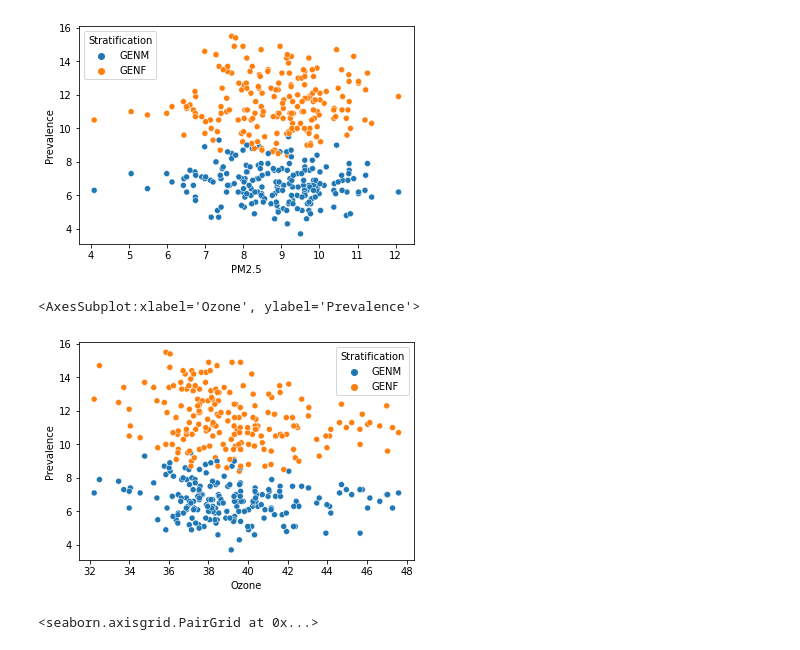
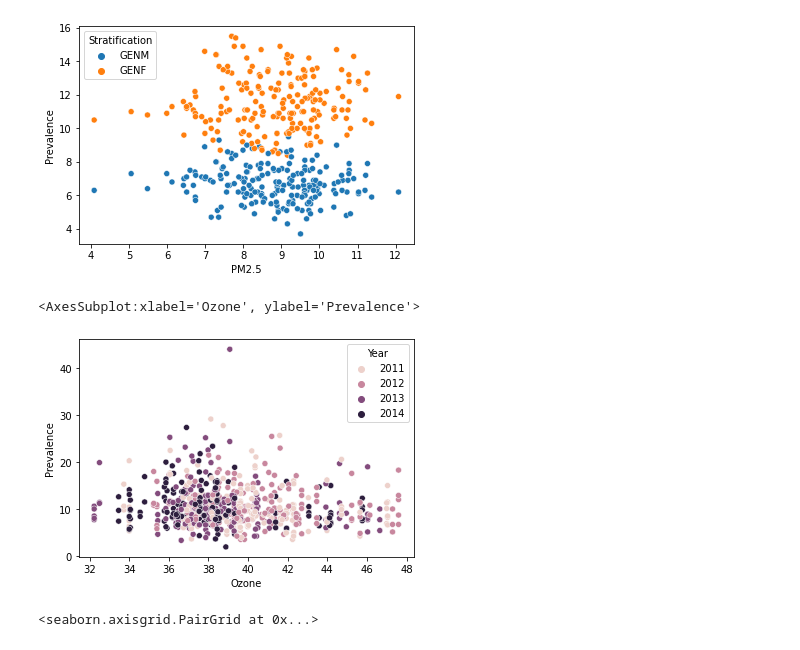
Before and after one commit to lucy-tian/project102, a Jupyter notebook: Data C102 project_ck2.ipynb, the cells around one changed output. Cells and saved outputs as stored; diff of their text form; code cells hidden in the pictures.

```diff
--- a/Data C102 project_ck2.ipynb
+++ b/Data C102 project_ck2.ipynb
@@ -368,10 +368,10 @@ sns.scatterplot(data=prevalence_gender, x = 'PM2.5', y = 'Prevalence', hue='Stra
 <AxesSubplot:xlabel='PM2.5', ylabel='Prevalence'>
 [figure]
 # %%
-sns.scatterplot(data=prevalence_gender, x = 'Ozone', y = 'Prevalence', hue='Stratification')
+sns.scatterplot(data=prevalence_race, x = 'Ozone', y = 'Prevalence', hue='Year')
 # %% [output]
 <AxesSubplot:xlabel='Ozone', ylabel='Prevalence'>
-[figure, old version]
+[figure, new version]
 # %%
 sns.pairplot(prevalence_gender)
 # %% [output]
```
Also changed, not shown: parts of 1 cell of this notebook.
